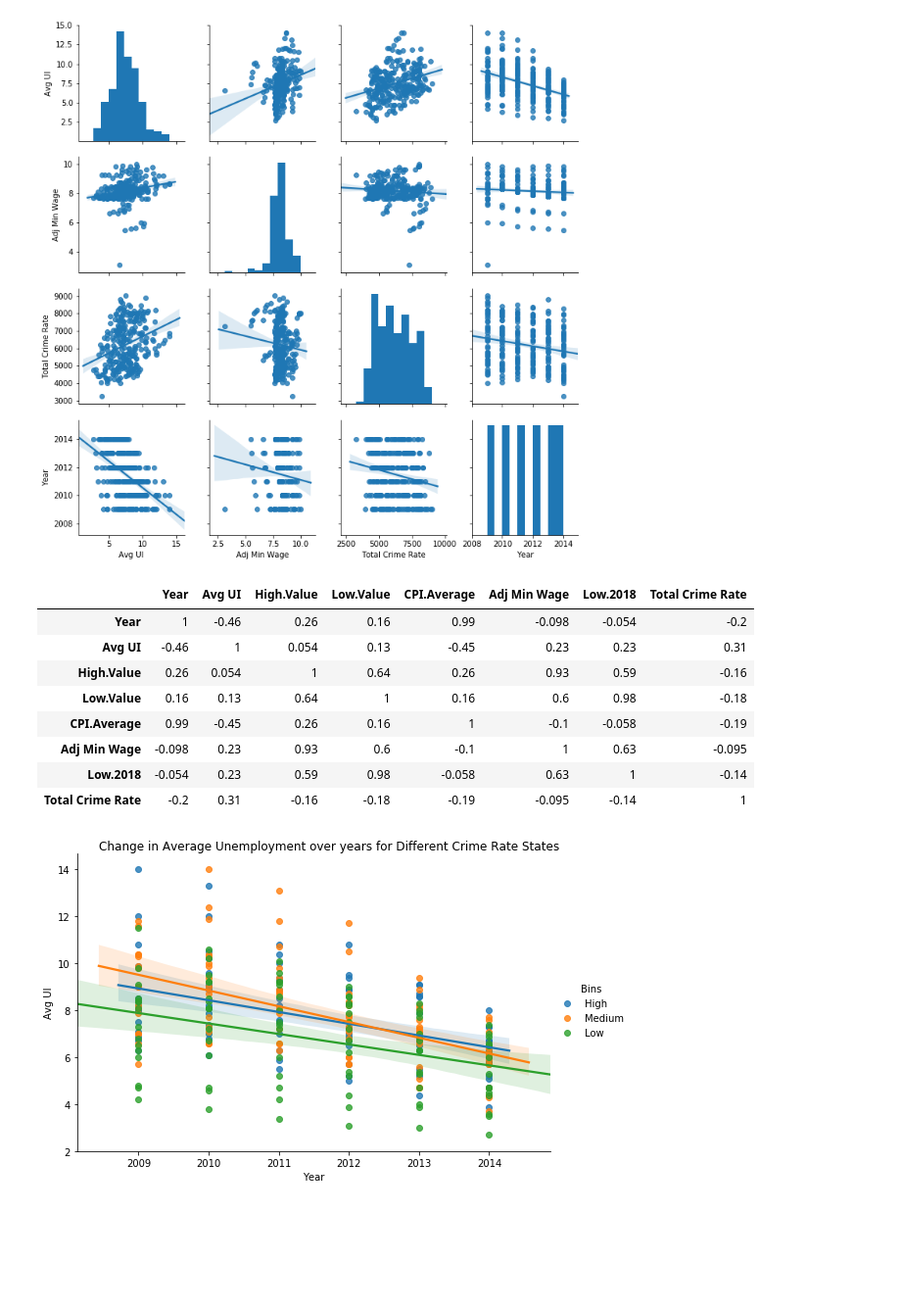
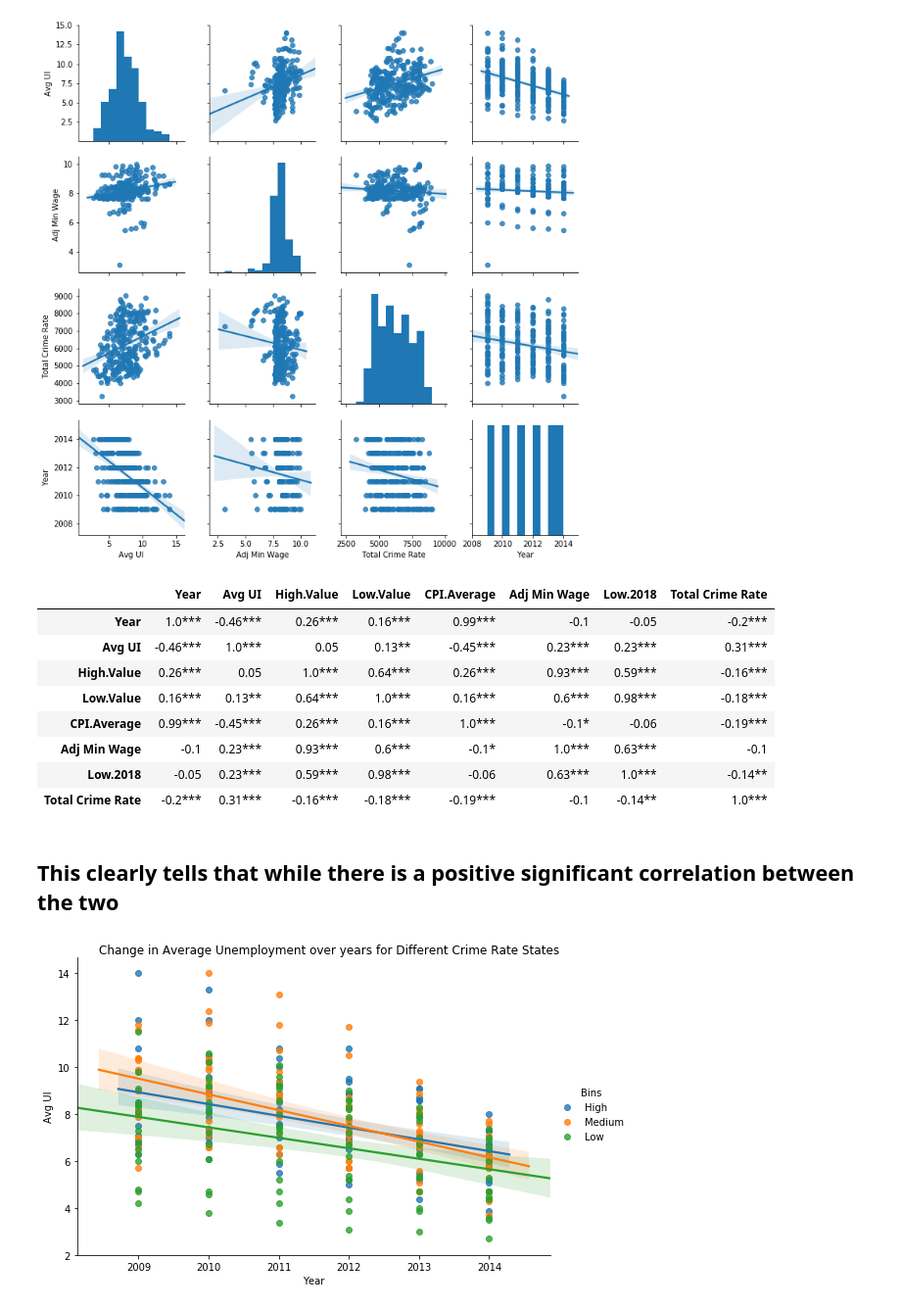
Before and after one commit to SnehaKellogg/Project1_Group5, a Jupyter notebook: Mappingcrossdata.ipynb, the cells around one changed output. Shown at 98% size. Cells and saved outputs as stored; diff of their text form; code cells hidden in the pictures; blank space fills up the shorter version.

```diff
--- a/Mappingcrossdata.ipynb
+++ b/Mappingcrossdata.ipynb
@@ -249,17 +249,40 @@ sns.pairplot(binneddata, vars= ["Avg UI", "Adj Min Wage", "Total Crime Rate", "Y
 plt.savefig("plots/pairedrelation.png")
 # %% [output]
 [figure]
-# %%
-#Checking overall correlation in numbers
-corr = binneddata.corr()
-corr.style.background_gradient(cmap='coolwarm', axis = None).set_precision(2)
-# %% [output]
-|  | Year | Avg UI | High.Value | Low.Value | CPI.Average | Adj Min Wage | Low.2018 | Total Crime Rate |
-| Year | 1 | -0.46 | 0.26 | 0.16 | 0.99 | -0.098 | -0.054 | -0.2 |
-| Avg UI | -0.46 | 1 | 0.054 | 0.13 | -0.45 | 0.23 | 0.23 | 0.31 |
-| High.Value | 0.26 | 0.054 | 1 | 0.64 | 0.26 | 0.93 | 0.59 | -0.16 |
-| Low.Value | 0.16 | 0.13 | 0.64 | 1 | 0.16 | 0.6 | 0.98 | -0.18 |
-| CPI.Average | 0.99 | -0.45 | 0.26 | 0.16 | 1 | -0.1 | -0.058 | -0.19 |
-| Adj Min Wage | -0.098 | 0.23 | 0.93 | 0.6 | -0.1 | 1 | 0.63 | -0.095 |
-| Low.2018 | -0.054 | 0.23 | 0.59 | 0.98 | -0.058 | 0.63 | 1 | -0.14 |
-| Total Crime Rate | -0.2 | 0.31 | -0.16 | -0.18 | -0.19 | -0.095 | -0.14 | 1 |
+# %%
+#Checking overall correlation in numbers
+corr = binneddata.corr()
+corr = corr.round(2)
+from scipy.stats import pearsonr
+import pandas as pd
+
+def calculate_pvalues(df):
+    df = df.dropna()._get_numeric_data()
+    dfcols = pd.DataFrame(columns=df.columns)
+    pvalues = dfcols.transpose().join(dfcols, how='outer')
+    for r in df.columns:
+        for c in df.columns:
+            pvalues[r][c] = round(pearsonr(df[r], df[c])[1], 4)
+    return pvalues
+
+pval = calculate_pvalues(binneddata)
+# create three masks
+r1 = corr.applymap(lambda x: '{}*'.format(x))
+r2 = corr.applymap(lambda x: '{}**'.format(x))
+r3 = corr.applymap(lambda x: '{}***'.format(x))
+# apply them where appropriate
+corr = corr.mask(pval<=0.1,r1)
+corr = corr.mask(pval<=0.05,r2)
+corr = corr.mask(pval<=0.01,r3)
+# corr.style.background_gradient(cmap='coolwarm', axis = None).set_precision(2)
+corr
+# %% [output]
+|  | Year | Avg UI | High.Value | Low.Value | CPI.Average | Adj Min Wage | Low.2018 | Total Crime Rate |
+| Year | 1.0*** | -0.46*** | 0.26*** | 0.16*** | 0.99*** | -0.1 | -0.05 | -0.2*** |
+| Avg UI | -0.46*** | 1.0*** | 0.05 | 0.13** | -0.45*** | 0.23*** | 0.23*** | 0.31*** |
+| High.Value | 0.26*** | 0.05 | 1.0*** | 0.64*** | 0.26*** | 0.93*** | 0.59*** | -0.16*** |
+| Low.Value | 0.16*** | 0.13** | 0.64*** | 1.0*** | 0.16*** | 0.6*** | 0.98*** | -0.18*** |
+| CPI.Average | 0.99*** | -0.45*** | 0.26*** | 0.16*** | 1.0*** | -0.1* | -0.06 | -0.19*** |
+| Adj Min Wage | -0.1 | 0.23*** | 0.93*** | 0.6*** | -0.1* | 1.0*** | 0.63*** | -0.1 |
+| Low.2018 | -0.05 | 0.23*** | 0.59*** | 0.98*** | -0.06 | 0.63*** | 1.0*** | -0.14** |
+| Total Crime Rate | -0.2*** | 0.31*** | -0.16*** | -0.18*** | -0.19*** | -0.1 | -0.14** | 1.0*** |
@@ -266,3 +292,5 @@ corr.style.background_gradient(cmap='coolwarm', axis = None).set_precision(2)
+# %% [markdown]
+## This clearly tells that while there is a positive significant correlation between the two
 # %%
 #Checking if there is a relation of Avg UI with Crime Rate states
 ax = sns.lmplot(x = "Year", y="Avg UI",
```
Also changed, not shown: parts of 5 cells of this notebook, 7 other files.
